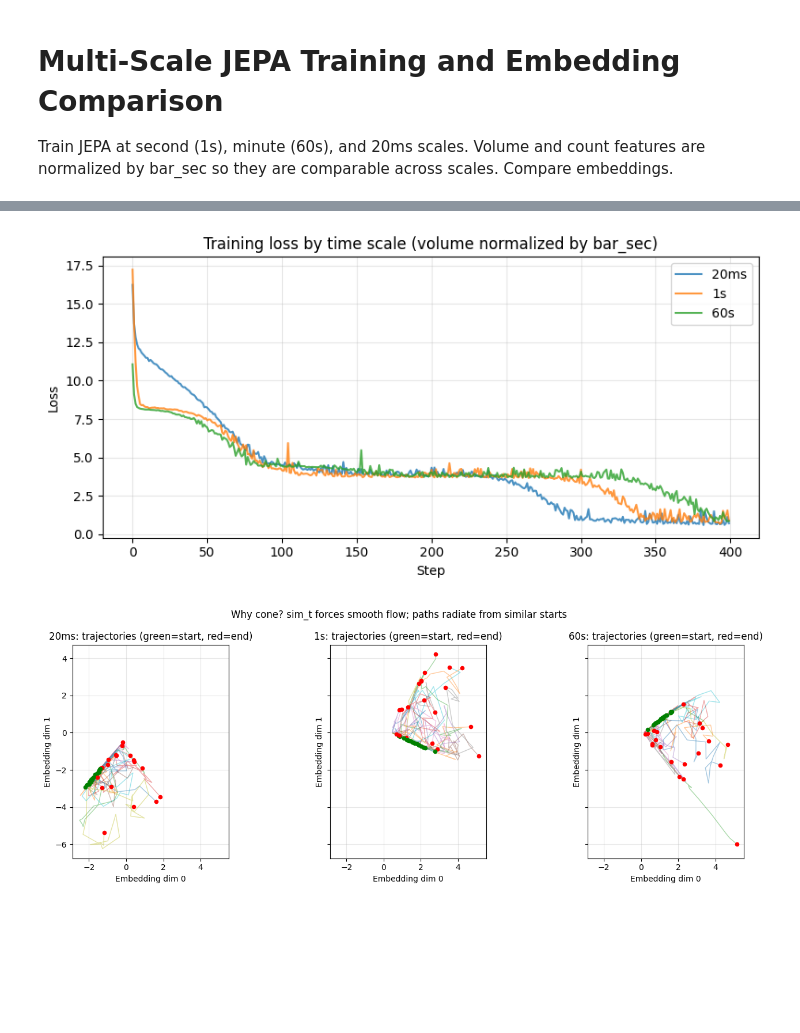
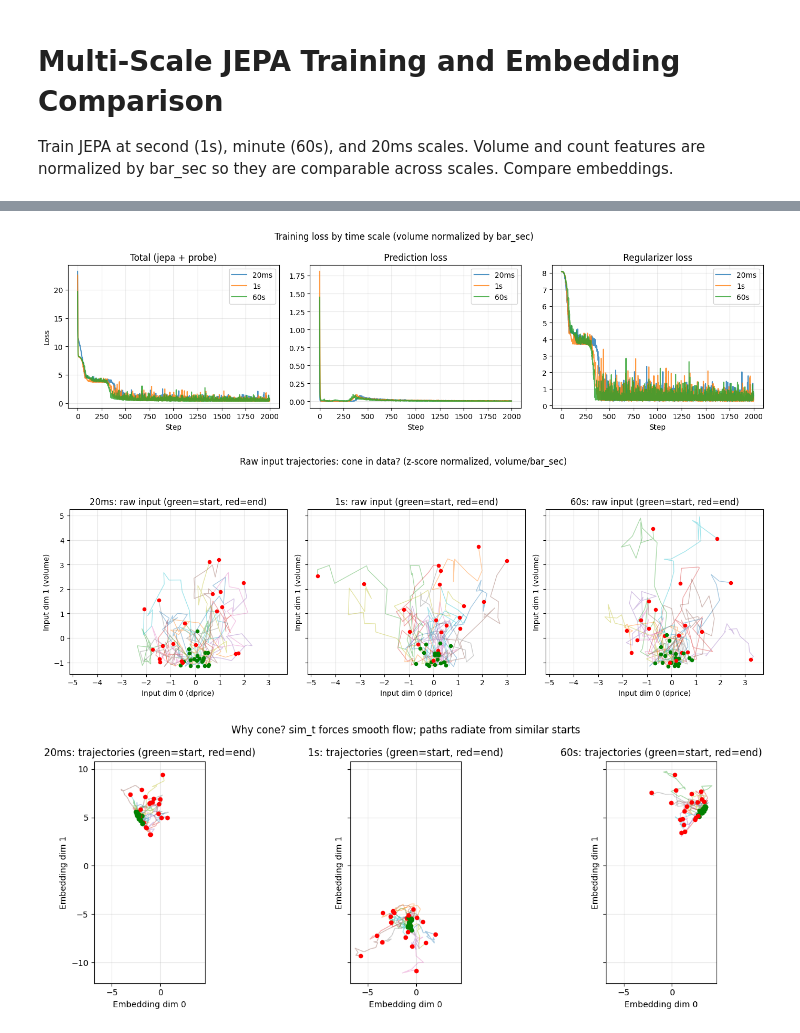
Before and after one commit to janisaiad/hft_jepa, a Jupyter notebook: notebooks/multiscale_training_compare.ipynb, the cells around one changed output, grey strips where cells are left out. Cells and saved outputs as stored; diff of their text form; code cells hidden in the pictures; blank space fills up the shorter version.

```diff
--- a/notebooks/multiscale_training_compare.ipynb
+++ b/notebooks/multiscale_training_compare.ipynb
@@ -46,7 +46,7 @@ SCALES = [
     {"bar_sec": 60, "label": "60s"},
 ]
 NUM_EPOCHS = 2
-NUM_STEPS_PER_SCALE = 400
+NUM_STEPS_PER_SCALE = 2000
 # %%
 def build_jepa(state_dim, seq_len, device):
     encoder = TimeSeriesEncoder(input_dim=state_dim, hidden_dim=64, output_dim=2, use_final_ln=False)
@@ -85,6 +85,8 @@ def train_scale(loader, data_config, scale_label, num_steps):
     scaler = _scaler(device.type, False)
     dtype = torch.float32
     losses = []
+    pred_losses = []
+    reg_losses = []
     step = 0
     loader_iter = iter(loader)
     while step < num_steps:
@@ -101,10 +103,12 @@ def train_scale(loader, data_config, scale_label, num_steps):
         loc_b = torch.nan_to_num(loc_b, nan=0.0, posinf=0.0, neginf=0.0)
         jepa_opt.zero_grad()
         with _autocast(device.type, False, dtype):
-            _, (jepa_loss, _, _, _, pl) = jepa.unroll(
+            _, (jepa_loss, rloss, _, _, pl) = jepa.unroll(
                 x_b, a_b, nsteps=8, unroll_mode="autoregressive", ctxt_window_time=1,
                 compute_loss=True, return_all_steps=False,
             )
+        pred_losses.append(pl.item())
+        reg_losses.append(rloss.item())
         scaler.scale(jepa_loss).backward()
         torch.nn.utils.clip_grad_norm_(jepa.parameters(), max_norm=1.0)
         scaler.step(jepa_opt)
@@ -119,8 +123,8 @@ def train_scale(loader, data_config, scale_label, num_steps):
         total = jepa_loss.item() + probe_loss.item()
         losses.append(total)
         step += 1
-        if step % 25 == 0:
-            print(f"  {scale_label} step {step}/{num_steps} loss={total:.4f}")
+        if step % 100 == 0:
+            print(f"  {scale_label} step {step}/{num_steps} total={total:.4f} pred={pl.item():.4f} reg={rloss.item():.4f}")
     jepa.eval()
     all_z = []
     with torch.no_grad():
@@ -133,15 +137,15 @@ def train_scale(loader, data_config, scale_label, num_steps):
             all_z.append(z_b.cpu())
     z_all = torch.cat(all_z, dim=0)
     z_2d = z_all[:, :, :, 0, 0].permute(0, 2, 1)
-    return jepa, np.array(losses), z_2d
+    return jepa, np.array(losses), np.array(pred_losses), np.array(reg_losses), z_2d
 # %%
 results = {}
 for scale in SCALES:
     print(f"\n--- Scale: {scale['label']} (bar_sec={scale['bar_sec']}) ---")
     loader, val_loader, data_config = init_data("hft_timeseries", cfg_data={"bar_sec": scale["bar_sec"]})
     print(f"  Batches: {len(loader)}, batch_size: {data_config.batch_size}")
-    jepa, losses, z_2d = train_scale(loader, data_config, scale["label"], NUM_STEPS_PER_SCALE)
-    results[scale["label"]] = {"losses": losses, "z_2d": z_2d, "jepa": jepa}
+    jepa, losses, pred_losses, reg_losses, z_2d = train_scale(loader, data_config, scale["label"], NUM_STEPS_PER_SCALE)
+    results[scale["label"]] = {"losses": losses, "pred_losses": pred_losses, "reg_losses": reg_losses, "z_2d": z_2d, "jepa": jepa}
 # %% [output]
 --- Scale: 20ms (bar_sec=0.02) ---
   Batches: 140, batch_size: 64
@@ -163,17 +167,23 @@ for scale in SCALES:
 # %%
-fig, ax = plt.subplots(figsize=(8, 4))
+fig, axes = plt.subplots(1, 3, figsize=(14, 4), sharex=True)
 for label, r in results.items():
-    ax.plot(r["losses"], label=label, alpha=0.8)
-ax.set_xlabel("Step")
-ax.set_ylabel("Loss")
-ax.set_title("Training loss by time scale (volume normalized by bar_sec)")
-ax.legend()
-ax.grid(True, alpha=0.3)
+    axes[0].plot(r["losses"], label=label, alpha=0.8)
+    axes[1].plot(r["pred_losses"], label=label, alpha=0.8)
+    axes[2].plot(r["reg_losses"], label=label, alpha=0.8)
+axes[0].set_ylabel("Loss")
+axes[0].set_title("Total (jepa + probe)")
+axes[1].set_title("Prediction loss")
+axes[2].set_title("Regularizer loss")
+for ax in axes:
+    ax.set_xlabel("Step")
+    ax.legend()
+    ax.grid(True, alpha=0.3)
+plt.suptitle("Training loss by time scale (volume normalized by bar_sec)")
 plt.tight_layout()
 plt.savefig(out_dir / "multiscale_losses.png", dpi=100)
 plt.show()
 # %% [output]
-[figure, old version]
+[figure, new version]
 # %%
 # raw input trajectories: cone in data or model? plot first 2 dims (dprice, volume) of normalized input
 fig, axes = plt.subplots(1, 3, figsize=(14, 5), sharex=True, sharey=True)
@@ -197,6 +207,8 @@ plt.suptitle("Raw input trajectories: cone in data? (z-score normalized, volume/
 plt.tight_layout()
 plt.savefig(out_dir / "multiscale_raw_input_trajectories.png", dpi=120)
 plt.show()
+# %% [output]
+[figure, added]
 # %%
 # trajectory plot: why cone? sim_t forces smooth flow; paths radiate from start -> cone
 fig, axes = plt.subplots(1, 3, figsize=(14, 5), sharex=True, sharey=True)
@@ -218,7 +230,7 @@ plt.tight_layout()
 plt.savefig(out_dir / "multiscale_trajectories.png", dpi=120)
 plt.show()
 # %% [output]
-[figure, old version]
+[figure, new version]
 # %%
 fig, axes = plt.subplots(1, 3, figsize=(14, 5), sharex=True, sharey=True)
 for idx, (label, r) in enumerate(results.items()):
```
Also changed, not shown: parts of 5 cells of this notebook, 1 other file.
